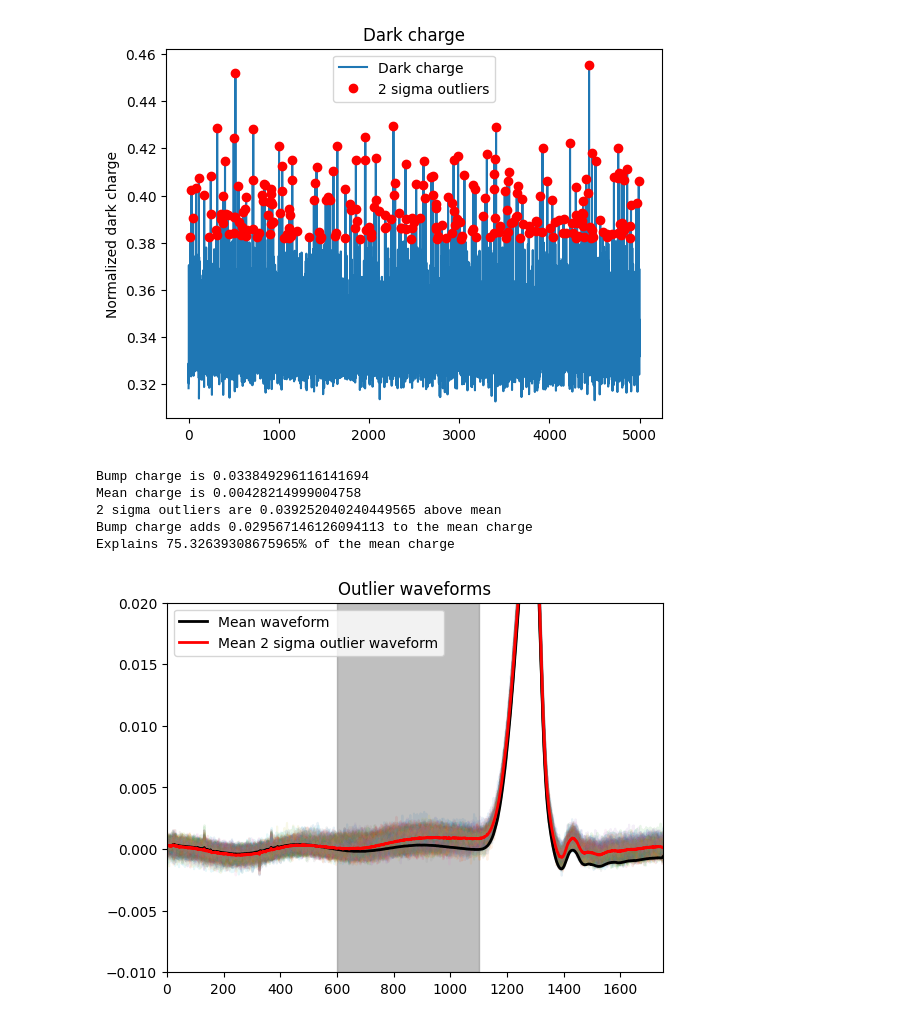
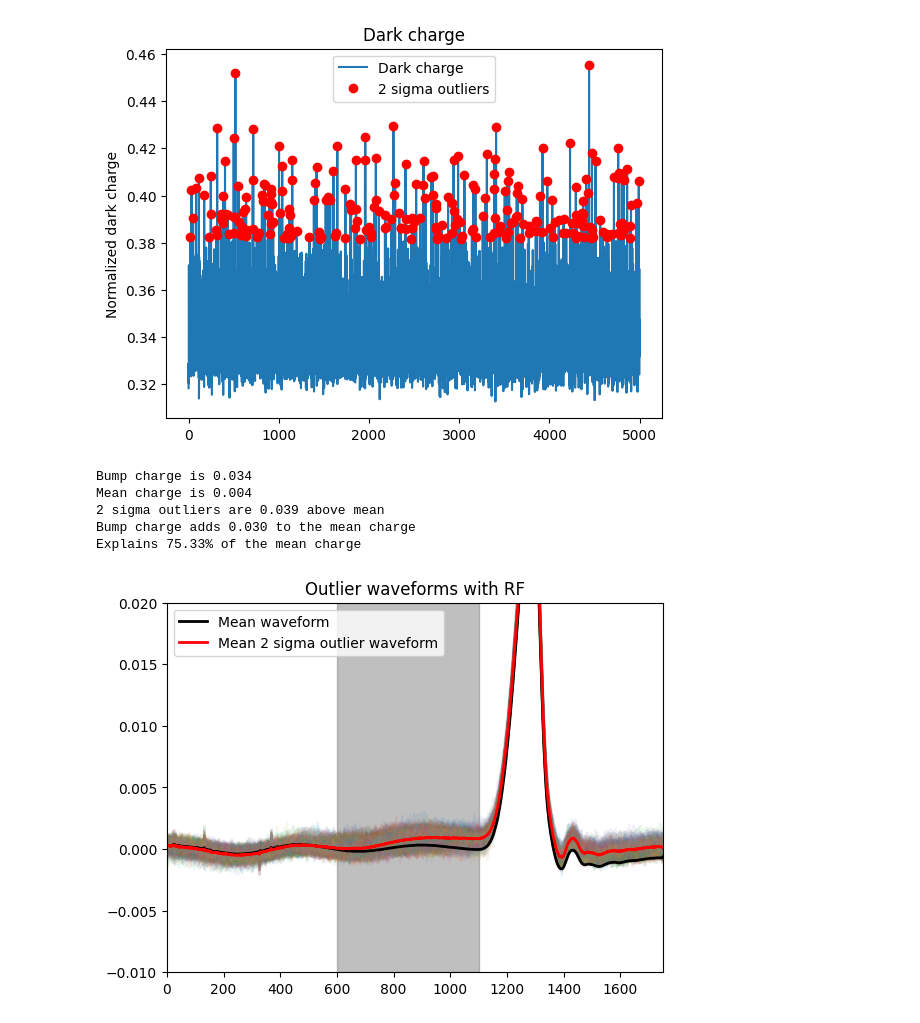
Before and after one commit to stormmathisen/dark_current_data_analysis, a Jupyter notebook: breakdown_wave_analysis.ipynb, the cells around one changed output. Cells and saved outputs as stored; diff of their text form; code cells hidden in the pictures.

```diff
--- a/breakdown_wave_analysis.ipynb
+++ b/breakdown_wave_analysis.ipynb
@@ -103,26 +103,26 @@ plt.savefig(figure_prefix + 'dark_charge_osc.png')
 # %%
 plt.plot(waveforms_osc[outlier_osc].T, alpha=0.1)
 
 plt.plot(np.mean(waveforms_osc, axis=0), 'k', linewidth=2, label='Mean waveform')
 plt.plot(np.mean(waveforms_osc[outlier_osc], axis=0), 'r', linewidth=2, label=f'Mean {n} sigma outlier waveform')
-plt.title('Outlier waveforms')
+plt.title('Outlier waveforms with RF')
 plt.xlim((0,1750))
 plt.ylim((-0.01, 0.02))
 
 bump_charge = np.mean(np.sum(waveforms_osc[outlier_osc,600:1100], axis=1))/normalization_value
 mean_charge = np.mean(np.sum(waveforms_osc[:, 600:1100], axis=1))/normalization_value
-print(f'Bump charge is {bump_charge}')
-print(f'Mean charge is {mean_charge}')
-print(f'{n} sigma outliers are {(n*std_osc)} above mean')
-print(f'Bump charge adds {bump_charge-mean_charge} to the mean charge')
-print(f'Explains {100*(bump_charge-mean_charge)/(n*std_osc)}% of the mean charge')
+print(f'Bump charge is {bump_charge:.3f}')
+print(f'Mean charge is {mean_charge:.3f}')
+print(f'{n} sigma outliers are {(n*std_osc):.3f} above mean')
+print(f'Bump charge adds {bump_charge-mean_charge:.3f} to the mean charge')
+print(f'Explains {100*(bump_charge-mean_charge)/(n*std_osc):.2f}% of the mean charge')
 plt.fill_between([600, 1100], -0.01, 0.02, color='gray', alpha=0.5)
 plt.legend()
 plt.savefig(figure_prefix + 'outlier_waveforms_osc.png')
 # %% [output]
-Bump charge is 0.033849296116141694
-Mean charge is 0.00428214999004758
-2 sigma outliers are 0.039252040240449565 above mean
-Bump charge adds 0.029567146126094113 to the mean charge
-Explains 75.32639308675965% of the mean charge
+Bump charge is 0.034
+Mean charge is 0.004
+2 sigma outliers are 0.039 above mean
+Bump charge adds 0.030 to the mean charge
+Explains 75.33% of the mean charge
-[figure, old version]
+[figure, new version]
```
Also changed, not shown: parts of 3 cells of this notebook, 4 other files.
